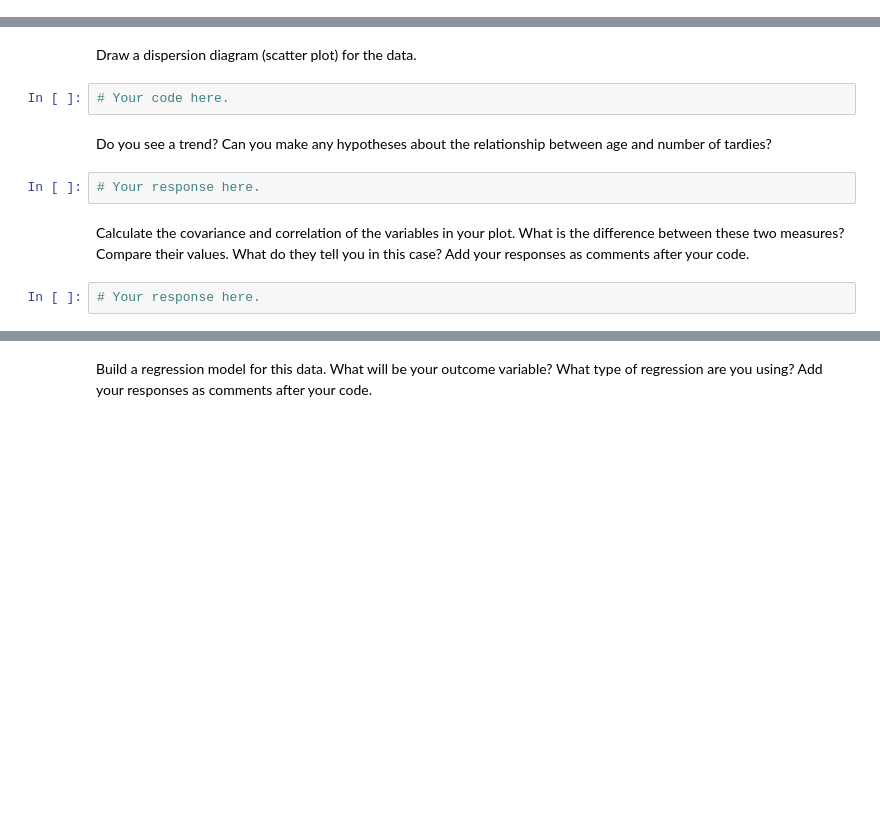
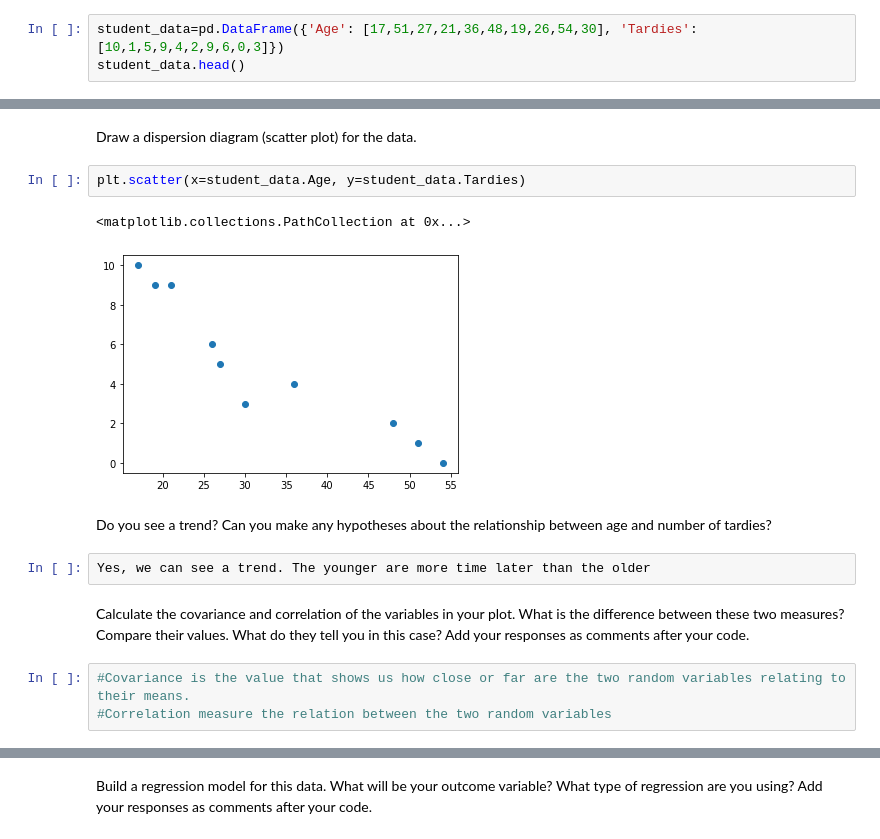
Before and after one commit to Ironhack-Data-Madrid-Febrero-2021/lab-regression-analysis, a Jupyter notebook: your-code.ipynb, the cells around one changed output, grey strips where cells are left out. Cells and saved outputs as stored; diff of their text form; blank space fills up the shorter version.

```diff
--- a/your-code.ipynb
+++ b/your-code.ipynb
@@ -36,0 +36,3 @@ NameError: name 'x_values' is not defined
+# %%
+student_data=pd.DataFrame({'Age': [17,51,27,21,36,48,19,26,54,30], 'Tardies': [10,1,5,9,4,2,9,6,0,3]})
+student_data.head()
@@ -37,12 +46,16 @@ NameError: name 'x_values' is not defined
 # %% [markdown]
 Draw a dispersion diagram (scatter plot) for the data.
-# %%
-# Your code here.
+# %%
+plt.scatter(x=student_data.Age, y=student_data.Tardies)
+# %% [output]
+<matplotlib.collections.PathCollection at 0x...>
+[figure, added]
 # %% [markdown]
 Do you see a trend? Can you make any hypotheses about the relationship between age and number of tardies?
-# %%
-# Your response here.
+# %%
+Yes, we can see a trend. The younger are more time later than the older
 # %% [markdown]
 Calculate the covariance and correlation of the variables in your plot. What is the difference between these two measures? Compare their values. What do they tell you in this case? Add your responses as comments after your code.
-# %%
-# Your response here.
+# %%
+#Covariance is the value that shows us how close or far are the two random variables relating to their means.
+#Correlation measure the relation between the two random variables
```
Also changed, not shown: parts of 14 cells of this notebook.
